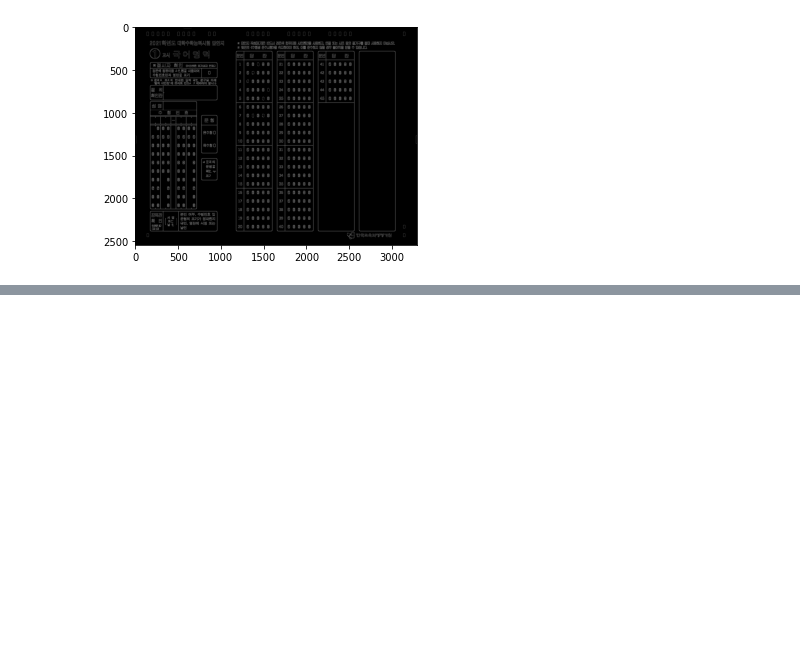
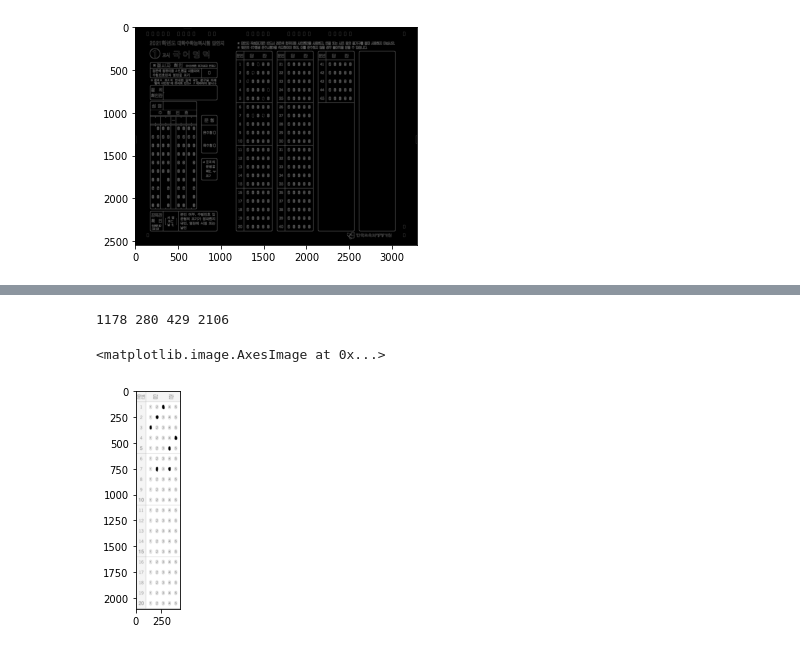
Before and after one commit to NYCCake/SmartOMR, a Jupyter notebook: ex.ipynb, the cells around one changed output, grey strips where cells are left out. Saved outputs shown, nothing was run; the diff lists cells and outputs as text; code cells hidden in the pictures; blank space fills up the shorter version.

Commit message:
~slicing

```diff
--- a/ex.ipynb
+++ b/ex.ipynb
@@ -54,0 +43,11 @@ int32
+# %%
+#slicing
+x, y, w, h = cv2.boundingRect(fa[8:12])
+print(x, y, w, h)
+roi=gray[y:y+h, x:x+w]
+cv2.imwrite('roi.png',roi)
+plt.imshow(cv2.cvtColor(roi, cv2.COLOR_BGR2RGB))
+# %% [output]
+1178 280 429 2106
+<matplotlib.image.AxesImage at 0x...>
+[figure, added]
```
Also changed, not shown: parts of 2 cells of this notebook, 2 other files.
